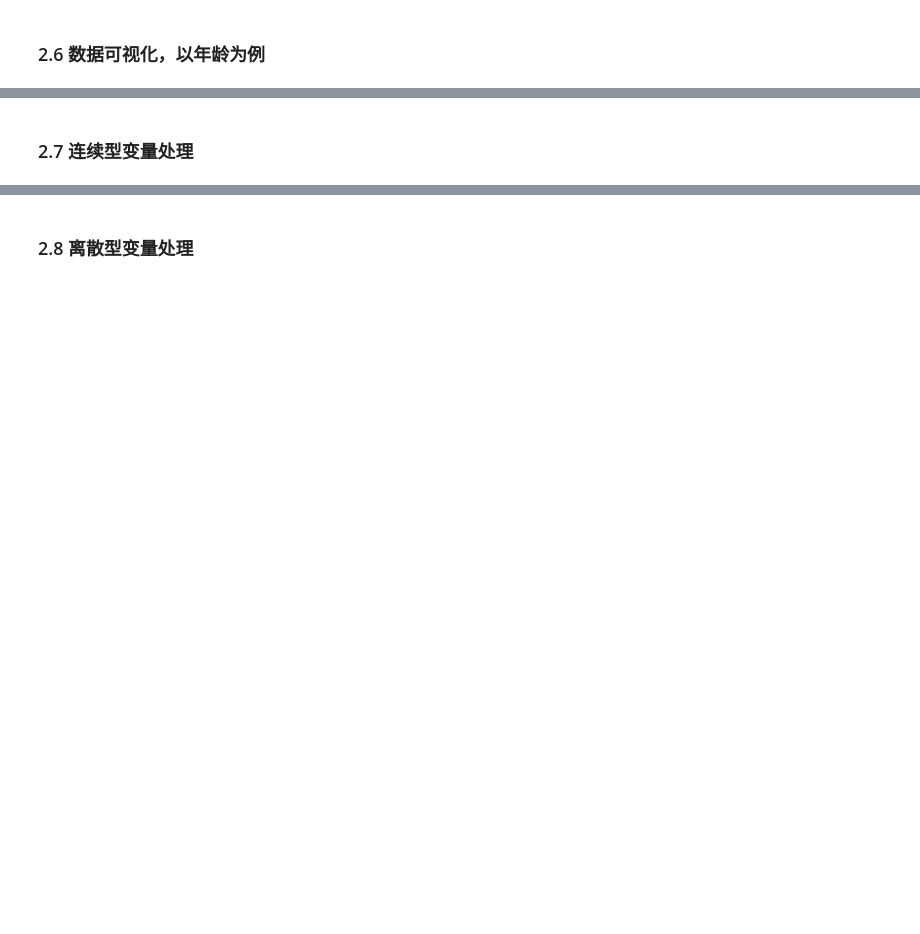
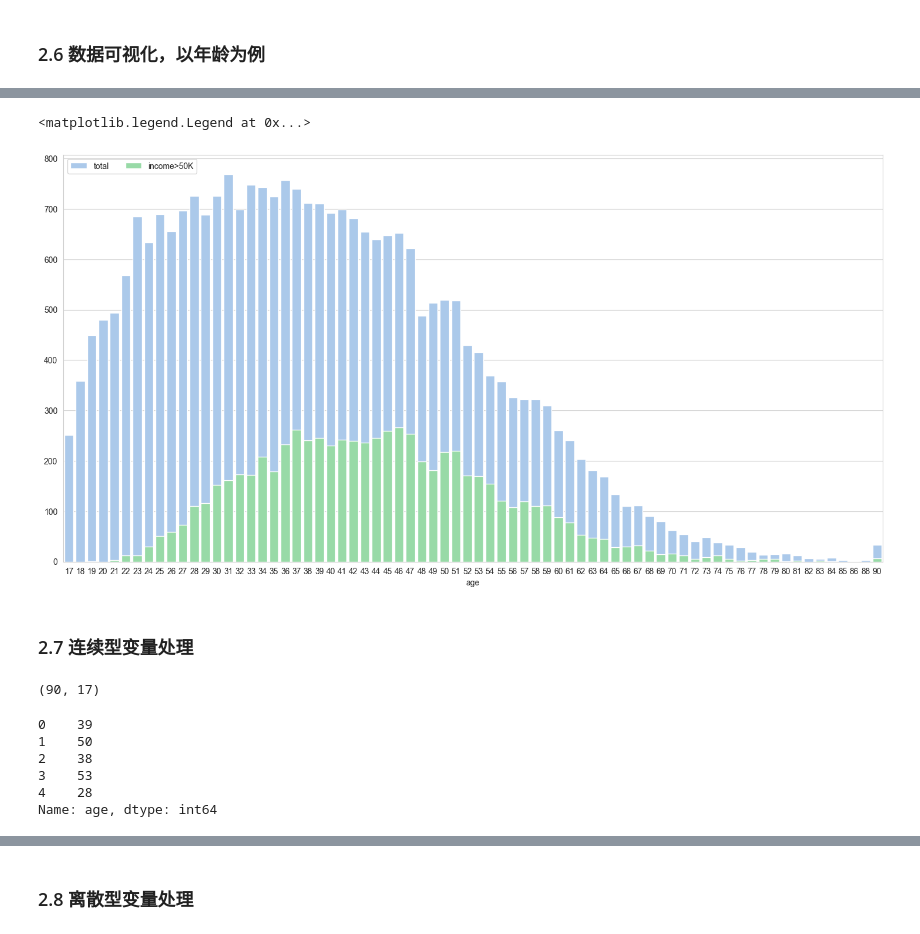
Before and after one commit to HanFayeDD/BigDataLab, a Jupyter notebook: exp2/lab2.ipynb, the cells around one changed output, grey strips where cells are left out. Cells and saved outputs as stored; diff of their text form; code cells hidden in the pictures; blank space fills up the shorter version.

```diff
--- a/exp2/lab2.ipynb
+++ b/exp2/lab2.ipynb
@@ -79,23 +175,34 @@ df_train_set['age'].value_counts().sort_index().plot(kind="line")
 # %%
 # 画出年龄与收入的关系
-
-df_train_set = df_train_set.reset_index(drop=True) #重置索引
-df_train_set['age'].isnull() == True
-s=df_train_set['age'].value_counts()
-k=df_train_set['age'][df_train_set['income']==' >50K'].value_counts()
+df = df.reset_index(drop=True) #重置索引
+df['age'].isnull() == True
+s=df['age'].value_counts()
+k=df['age'][df['income']==' >50K'].value_counts()
 sns.set_style("whitegrid")
 f, ax = plt.subplots(figsize=(18, 9))
 sns.set_color_codes("pastel")
 sns.barplot(x=s.index,y=s.values,label='total',color="b")
 sns.barplot(x=k.index,y=k.values,label='income>50K',color="g")
 ax.legend(ncol=2, loc="upper left", frameon=True)
+# %% [output]
+<matplotlib.legend.Legend at 0x...>
+[figure, added]
 # %% [markdown]
 ### 2.7 连续型变量处理
 # %%
 continuous_column = ['age', 'capitalGain', 'capitalLoss', 'hoursPerWeek']
 # %%
-df_train_set['age'].max(), df_train_set['age'].min()
+df['age'].max(), df['age'].min()
+# %% [output]
+(90, 17)
 # %%
-df_train_set['age'].head()
+df['age'].head()
+# %% [output]
+0    39
+1    50
+2    38
+3    53
+4    28
+Name: age, dtype: int64
 # %%
 bins = [0, 25, 50, 75, 100] # 分箱区间左开右闭 (0, 25], (25, 50], ...
```
Also changed, not shown: parts of 54 cells of this notebook.
